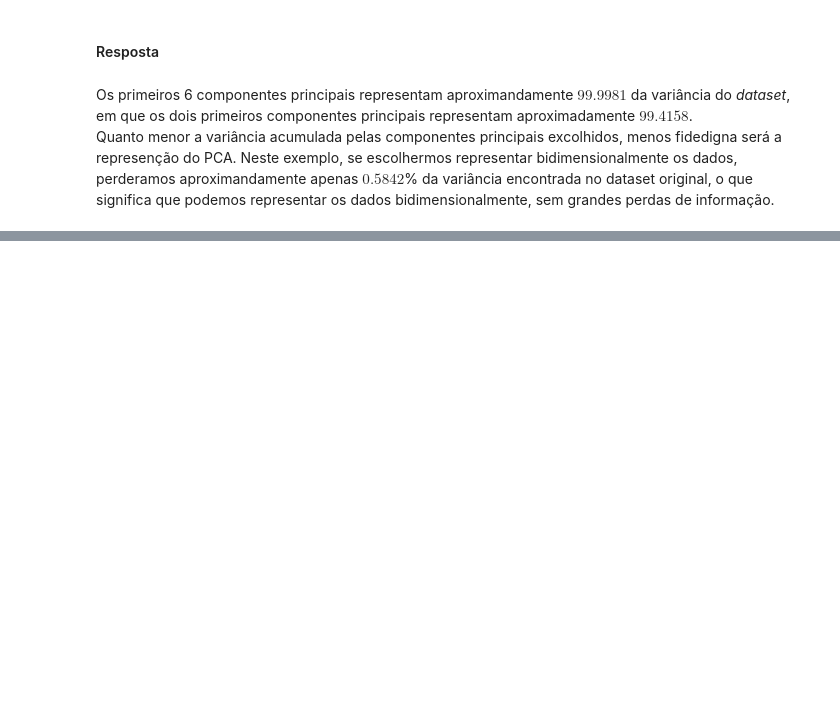
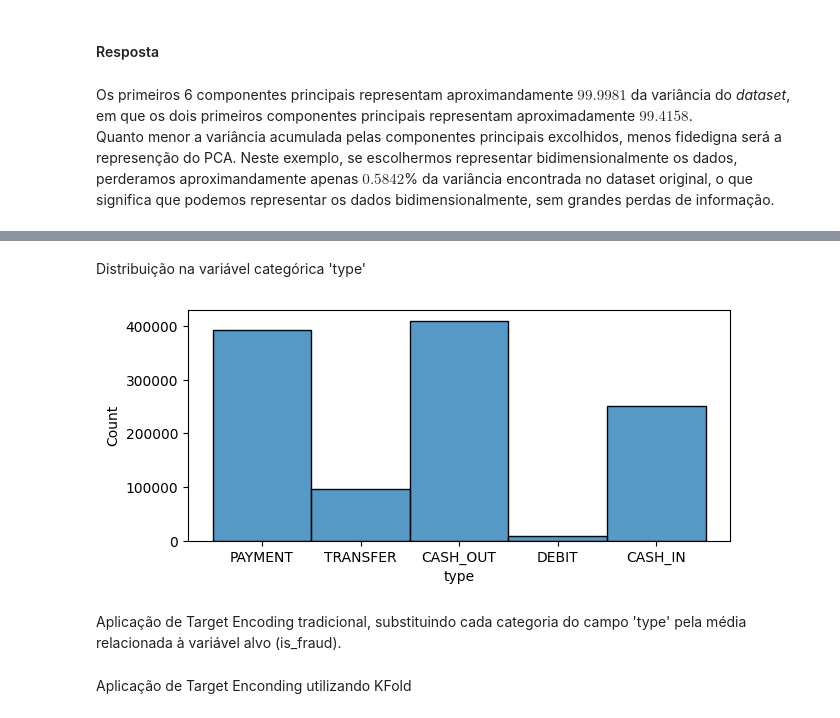
Before and after one commit to Squinelato/eEDB-001-2024-4, a Jupyter notebook: exercise_2/notebook.ipynb, the cells around one changed output, grey strips where cells are left out. Cells and saved outputs as stored; diff of their text form; code cells hidden in the pictures; blank space fills up the shorter version.

Commit message:
feat: Adding fraud_detection

```diff
--- a/exercise_2/notebook.ipynb
+++ b/exercise_2/notebook.ipynb
@@ -237,0 +246,28 @@ perderamos aproximandamente apenas $0.5842$% da variância encontrada no dataset
+# %%
+column_names = [
+    'step',
+    'type',
+    'amount',
+    'name_orig',
+    'old_balance_orig',
+    'new_balance_orig',
+    'name_dest',
+    'old_balance_dest',
+    'new_balance_dest',
+    'is_fraud',
+    'is_flagged_fraud'
+]
+
+fraud_detection = pd.read_csv(
+    filepath_or_buffer='/content/online_payments_fraud_detection.csv', # caminho do arquivo csv
+    sep=',', # indica que arquivo separa valores por virgula
+    header=0, # ignora cabeçalho original
+    quotechar='"', # indica que valores estão contidos entre aspas
+    decimal='.', # determina que números decimais são representados por ponto '.'
+    names=column_names, # renomeia colunas
+)
+# %%
+fraud_detection = fraud_detection.dropna()
+# %%
+fraud_detection['is_fraud'] = fraud_detection['is_fraud'].astype(int)
+fraud_detection['is_flagged_fraud'] = fraud_detection['is_flagged_fraud'].astype(int)
@@ -237,0 +327,10 @@ perderamos aproximandamente apenas $0.5842$% da variância encontrada no dataset
+# %% [markdown]
+Distribuição na variável categórica 'type'
+# %%
+plt.figure(figsize=(7, 3))
+sns.histplot(data=fraud_detection, x='type')
+plt.show()
+# %% [output]
+[figure, added]
+# %% [markdown]
+Aplicação de Target Encoding tradicional, substituindo cada categoria do campo 'type' pela média relacionada à variável alvo (is_fraud).
@@ -237,0 +343,2 @@ perderamos aproximandamente apenas $0.5842$% da variância encontrada no dataset
+# %% [markdown]
+Aplicação de Target Enconding utilizando KFold
```
Also changed, not shown: parts of 21 cells of this notebook.
